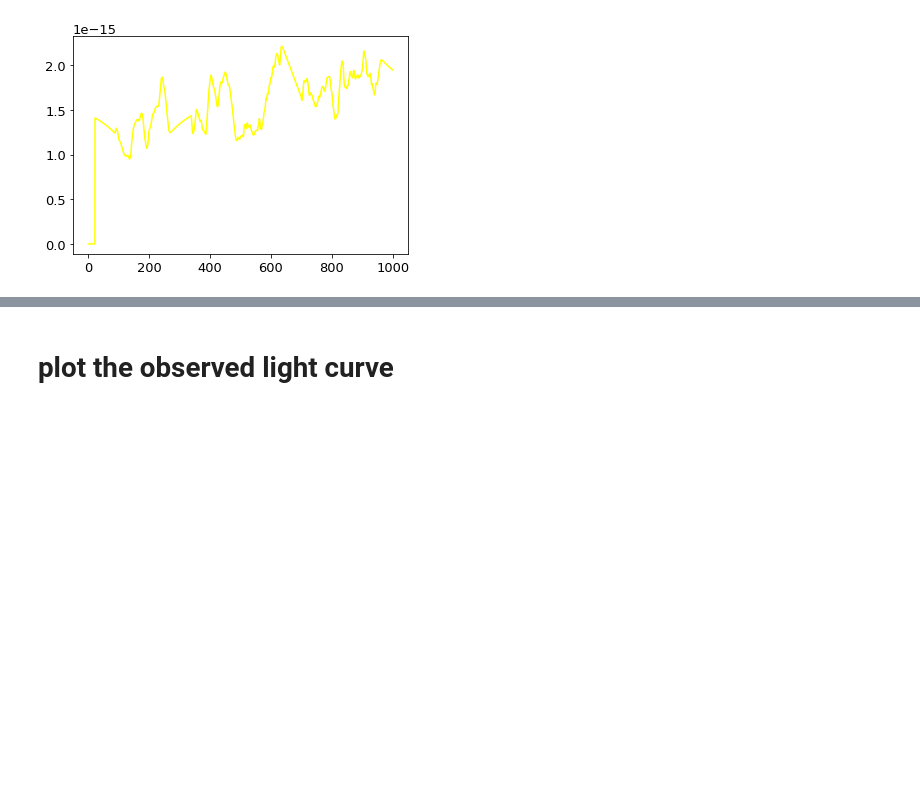
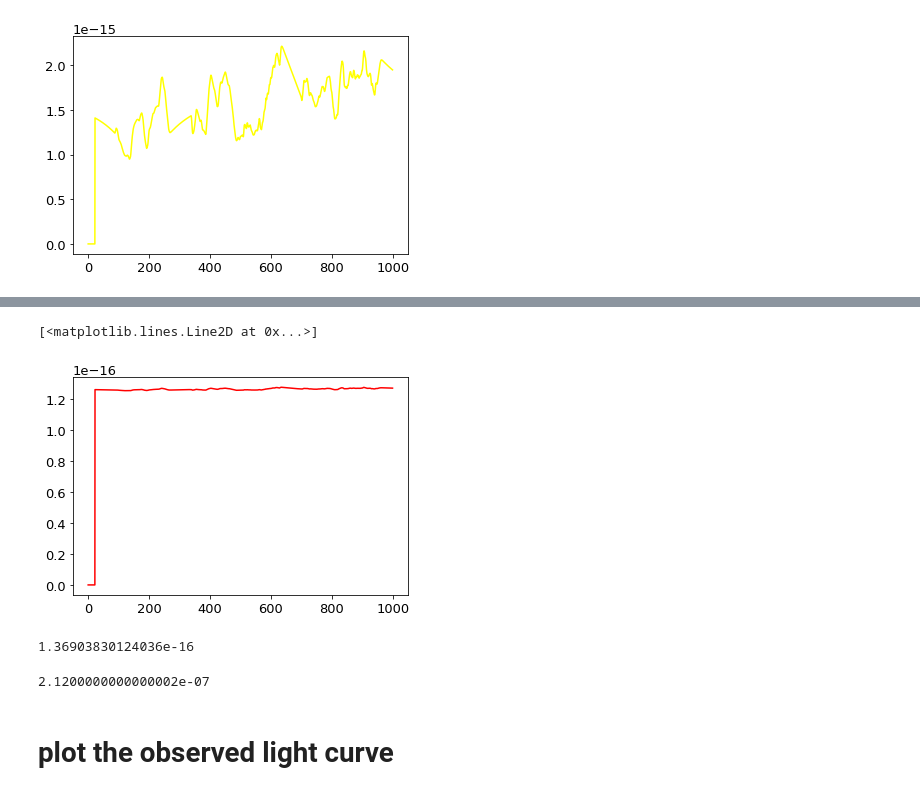
Before and after one commit to husnedereli/Reprocessing_disk, a Jupyter notebook: Compute_UVW2_LC_fitted_with_ADmodel.ipynb, the cells around one changed output, grey strips where cells are left out. Saved outputs shown, nothing was run; the diff lists cells and outputs as text; code cells hidden in the pictures; blank space fills up the shorter version.

```diff
--- a/Compute_UVW2_LC_fitted_with_ADmodel.ipynb
+++ b/Compute_UVW2_LC_fitted_with_ADmodel.ipynb
@@ -214,3 +249,16 @@ plt.plot(t, flux3*clight*(3440), color = "yellow")
+# %%
+plt.plot(t, flux0*clight*(2120), color = "red")
+# %% [output]
+[<matplotlib.lines.Line2D at 0x...>]
+[figure, added]
+# %%
+flux1[150]*clight*(2120)
+# %% [output]
+1.36903830124036e-16
+# %%
+(2120*1e-10)
+# %% [output]
+2.1200000000000002e-07
 # %% [markdown]
 # plot the observed light curve
 # %%
```
Also changed, not shown: parts of 7 cells of this notebook, 4 other files.
